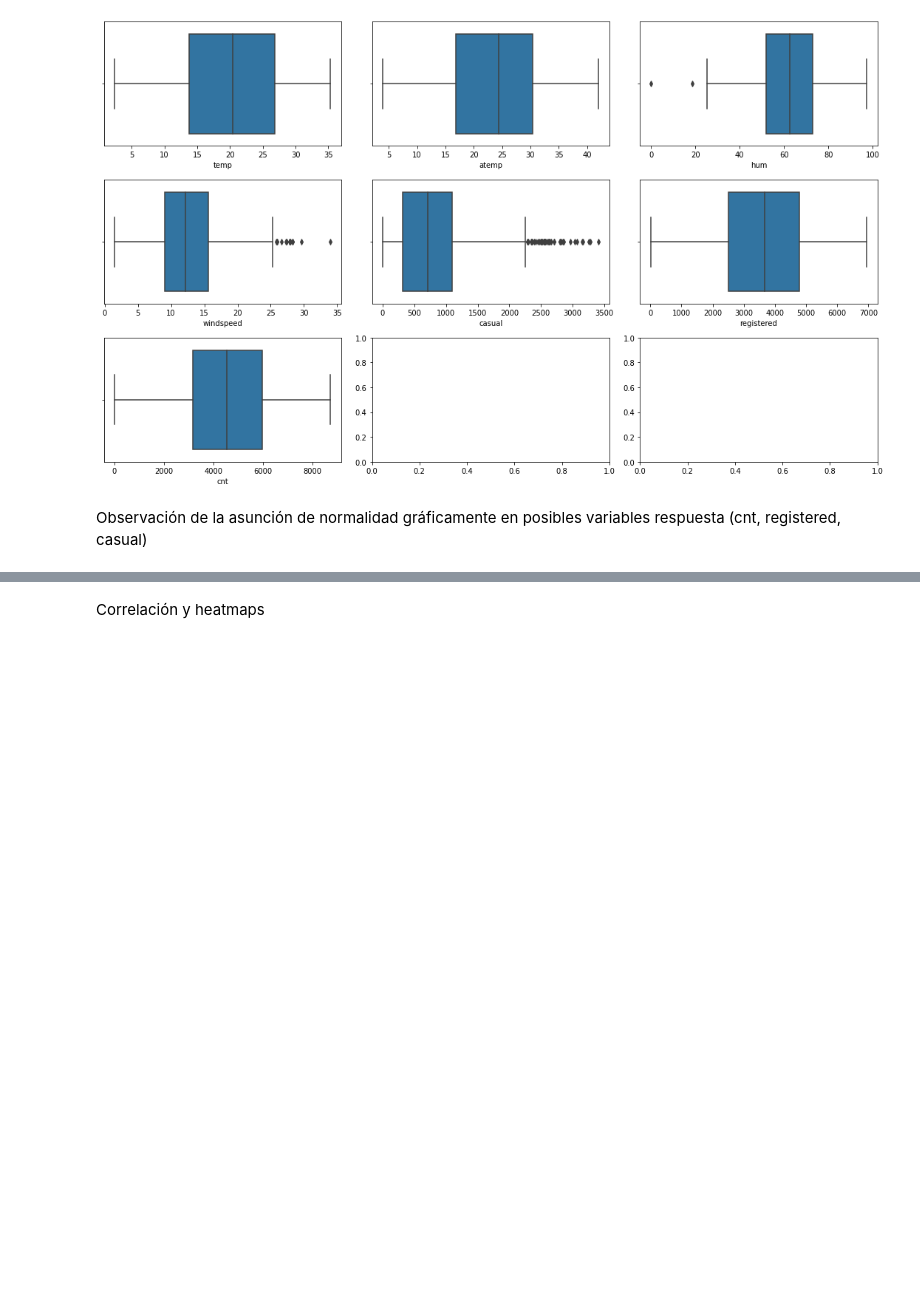
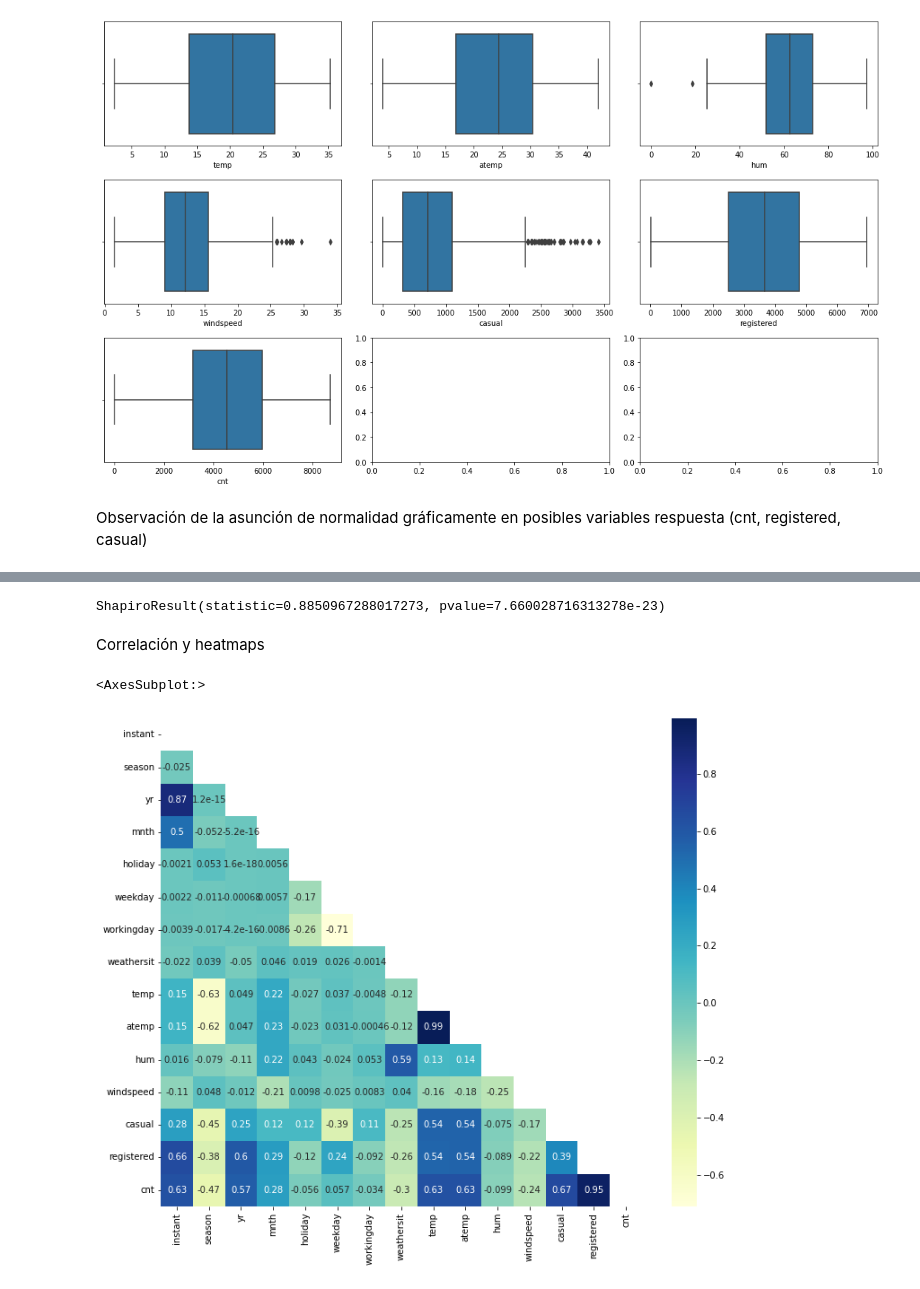
Before and after one commit to Adalab/Adalab-project-da-promo-B-module-3-team-2, a Jupyter notebook: eda.ipynb, the cells around one changed output, grey strips where cells are left out. Saved outputs shown, nothing was run; the diff lists cells and outputs as text; code cells hidden in the pictures; blank space fills up the shorter version.

```diff
--- a/eda.ipynb
+++ b/eda.ipynb
@@ -339,2 +323,12 @@ sm.qqplot(df['casual'], line= 's');
+# %%
+stats.shapiro(df["casual"])
+# %% [output]
+ShapiroResult(statistic=0.8850967288017273, pvalue=7.660028716313278e-23)
 # %% [markdown]
 Correlación y heatmaps
+# %%
+mask = np.triu(np.ones_like(df2.corr(), dtype = np.bool))
+sns.heatmap(df2.corr(), cmap = "YlGnBu",mask=mask,annot=True)
+# %% [output]
+<AxesSubplot:>
+[figure, added]
```
Also changed, not shown: parts of 30 cells of this notebook, 1 other file.
